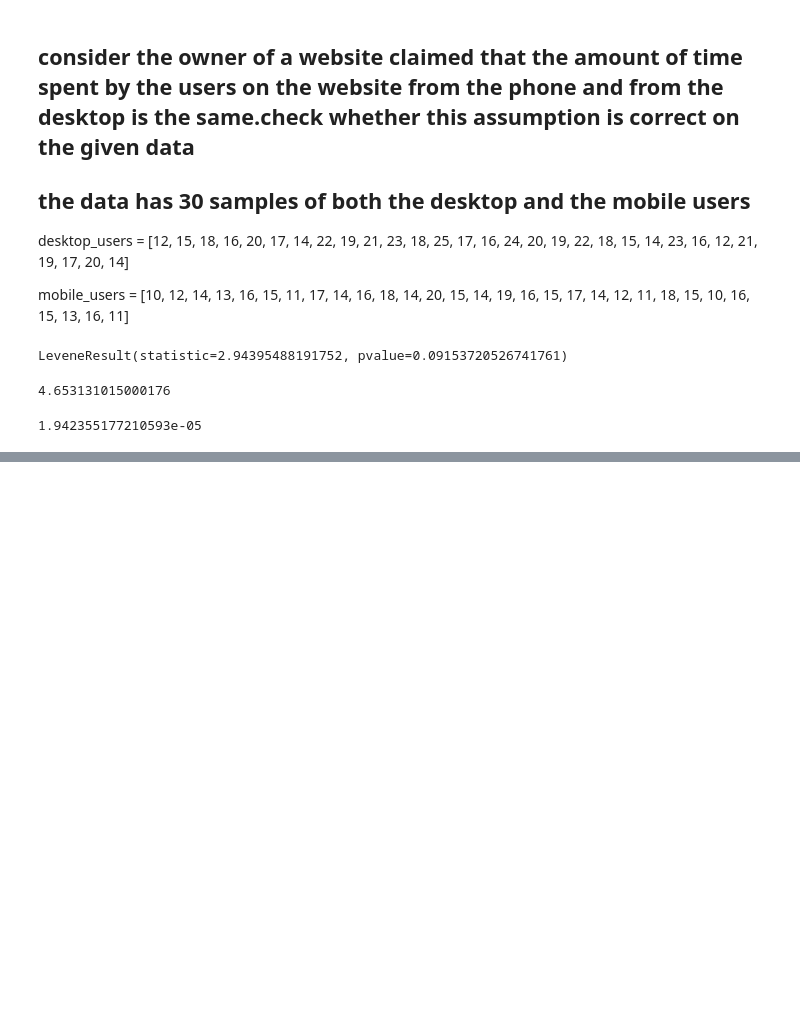
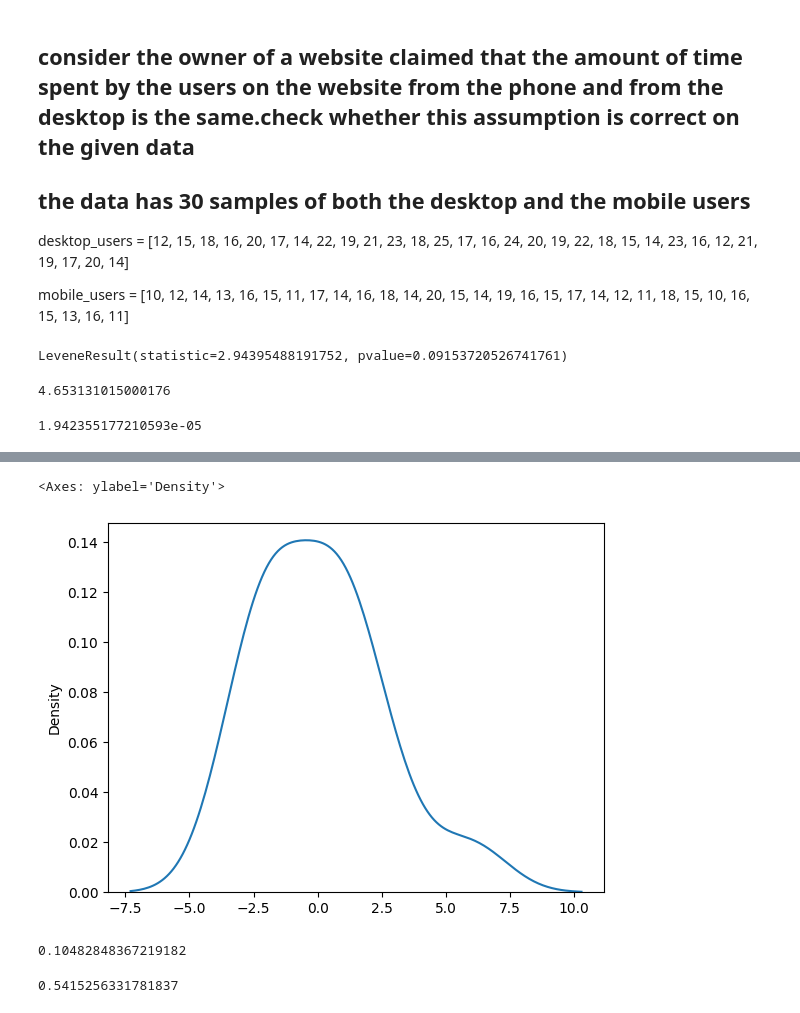
Before and after one commit to Namesakenberg/statistics_data_Science, a Jupyter notebook: hypothesis_testing_session_46_Ipynb.ipynb, the cells around one changed output, grey strips where cells are left out. Saved outputs shown, nothing was run; the diff lists cells and outputs as text; code cells hidden in the pictures; blank space fills up the shorter version.

```diff
--- a/hypothesis_testing_session_46_Ipynb.ipynb
+++ b/hypothesis_testing_session_46_Ipynb.ipynb
@@ -165,0 +271,11 @@ p_value
+# %%
+before = np.array([80, 92, 75, 68, 85, 78, 73, 90, 70, 88, 76, 84, 82, 77, 91])
+after = np.array([78, 93, 81, 67, 88, 76, 74, 91, 69, 88, 77, 81, 80, 79, 88])
+# %%
+difference = after-before
+# %%
+# check whether the distribution is normal
+sns.kdeplot(difference)
+# %% [output]
+<Axes: ylabel='Density'>
+[figure, added]
@@ -165,0 +287,10 @@ p_value
+# %%
+t_statistic = mean/ (std_dev/(n)**0.5)
+t_statistic
+# %% [output]
+0.10482848367219182
+# %%
+p_value = stats.t.cdf(t_statistic,dof)
+p_value
+# %% [output]
+0.5415256331781837
```
Also changed, not shown: parts of 27 cells of this notebook.
